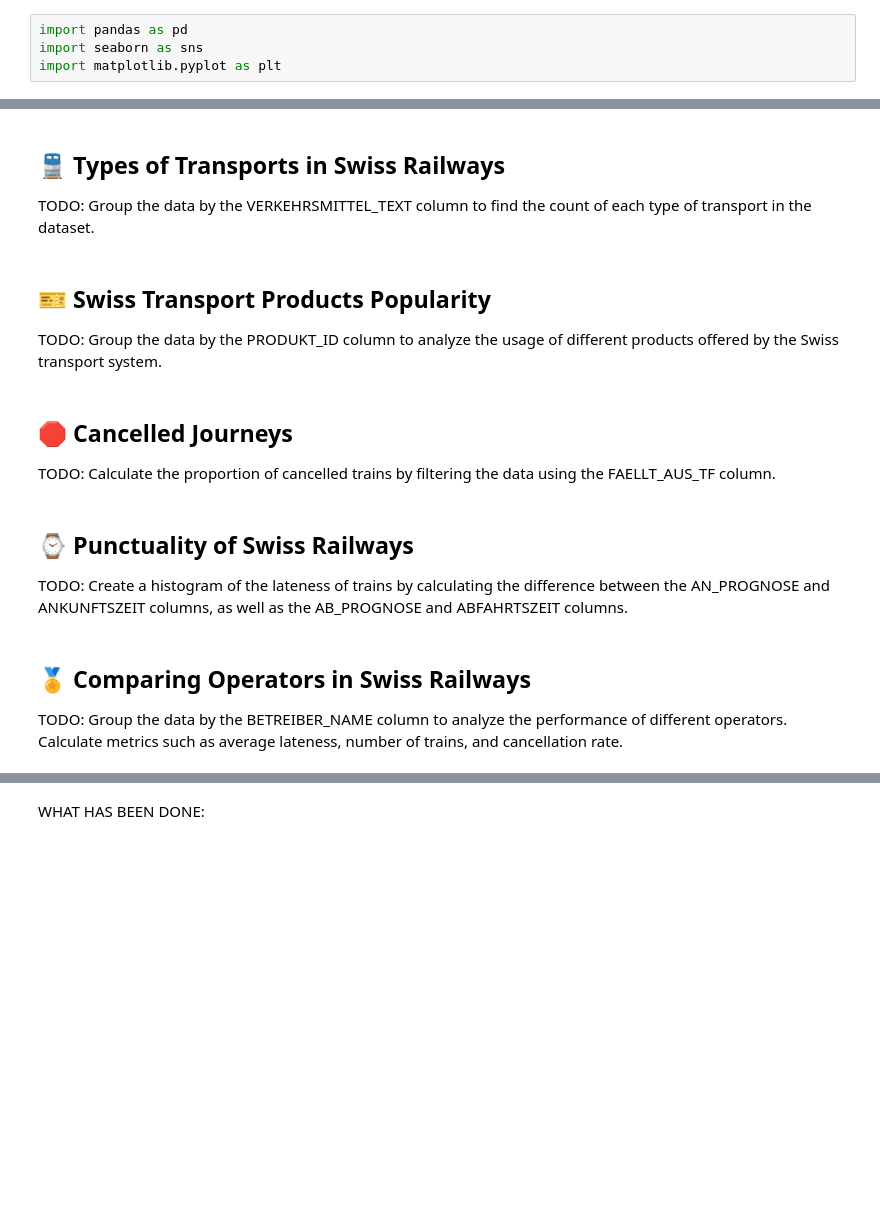
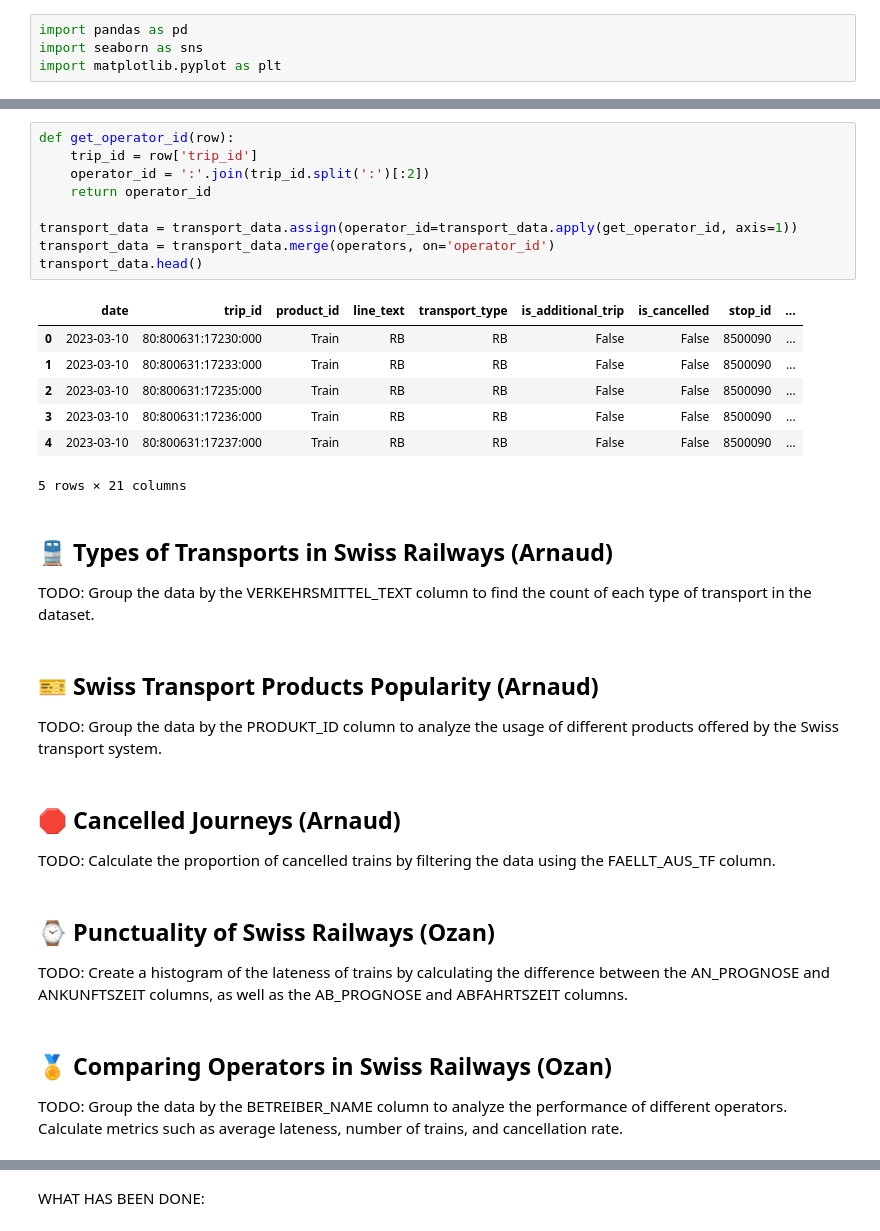
Before and after one commit to com-480-data-visualization/project-2023-choo-choo-data-darlings, a Jupyter notebook: basic_analysis.ipynb, the cells around one changed output, grey strips where cells are left out. Saved outputs shown, nothing was run; the diff lists cells and outputs as text; blank space fills up the shorter version.

```diff
--- a/basic_analysis.ipynb
+++ b/basic_analysis.ipynb
@@ -11,20 +32,37 @@ transport_data = pd.read_parquet(DATA_PATH)
+# %%
+def get_operator_id(row):
+    trip_id = row['trip_id']
+    operator_id = ':'.join(trip_id.split(':')[:2])
+    return operator_id
+
+transport_data = transport_data.assign(operator_id=transport_data.apply(get_operator_id, axis=1))
+transport_data = transport_data.merge(operators, on='operator_id')
+transport_data.head()
+# %% [output]
+|  | date | trip_id | product_id | line_text | transport_type | is_additional_trip | is_cancelled | stop_id | ... |
+| 0 | 2023-03-10 | 80:800631:17230:000 | Train | RB | RB | False | False | 8500090 | ... |
+| 1 | 2023-03-10 | 80:800631:17233:000 | Train | RB | RB | False | False | 8500090 | ... |
+| 2 | 2023-03-10 | 80:800631:17235:000 | Train | RB | RB | False | False | 8500090 | ... |
+| 3 | 2023-03-10 | 80:800631:17236:000 | Train | RB | RB | False | False | 8500090 | ... |
+| 4 | 2023-03-10 | 80:800631:17237:000 | Train | RB | RB | False | False | 8500090 | ... |
+5 rows × 21 columns
 # %% [markdown]
-## **🚆 Types of Transports in Swiss Railways**
+## **🚆 Types of Transports in Swiss Railways** (Arnaud)
 
 TODO: Group the data by the VERKEHRSMITTEL_TEXT column to find the count of each type of transport in the dataset.
 # %% [markdown]
-## **🎫 Swiss Transport Products Popularity**
+## **🎫 Swiss Transport Products Popularity** (Arnaud)
 TODO: Group the data by the PRODUKT_ID column to analyze the usage of different products offered by the Swiss transport system.
 # %% [markdown]
-## **🛑 Cancelled Journeys**
+## **🛑 Cancelled Journeys** (Arnaud)
 
 TODO: Calculate the proportion of cancelled trains by filtering the data using the FAELLT_AUS_TF column.
 # %% [markdown]
-## **⌚ Punctuality of Swiss Railways**
+## **⌚ Punctuality of Swiss Railways** (Ozan)
 
 TODO: Create a histogram of the lateness of trains by calculating the difference between the AN_PROGNOSE and ANKUNFTSZEIT columns, as well as the AB_PROGNOSE and ABFAHRTSZEIT columns.
 # %% [markdown]
-## **🏅 Comparing Operators in Swiss Railways**
+## **🏅 Comparing Operators in Swiss Railways** (Ozan)
 
 TODO: Group the data by the BETREIBER_NAME column to analyze the performance of different operators. Calculate metrics such as average lateness, number of trains, and cancellation rate.
 # %% [markdown]
```
Also changed, not shown: parts of 7 cells of this notebook.
